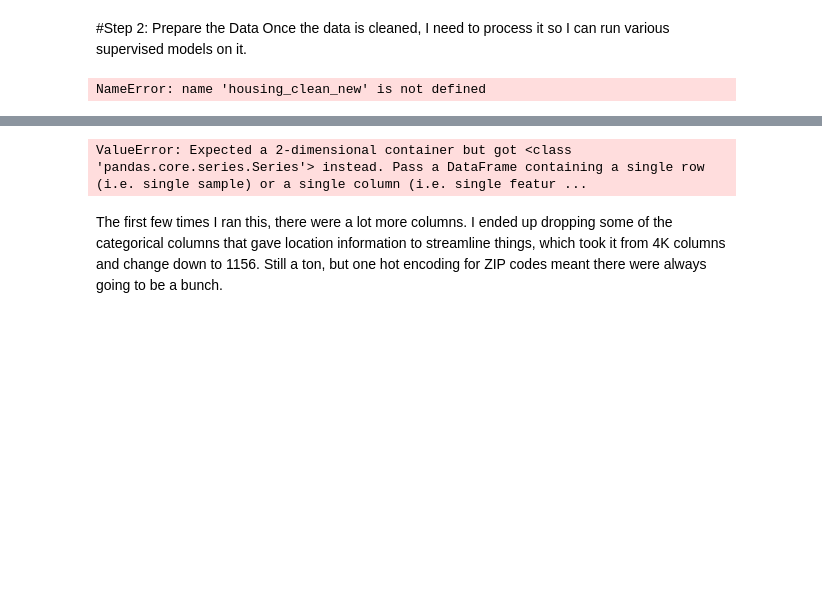
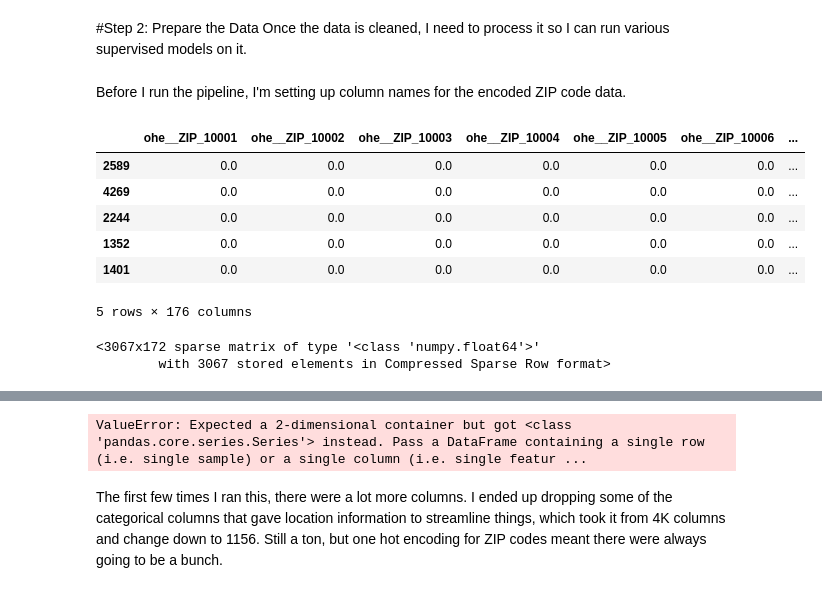
Before and after one commit to coughlinjennie/data71200, a Jupyter notebook: projects/DATA71200_Project2_Coughlin.ipynb, the cells around one changed output, grey strips where cells are left out. Drawn from its saved outputs; the diff is of its cells as text; code cells hidden in the pictures; blank space fills up the shorter version.

```diff
--- a/projects/DATA71200_Project2_Coughlin.ipynb
+++ b/projects/DATA71200_Project2_Coughlin.ipynb
@@ -175,4 +172,2 @@ hot_housing = pd.DataFrame(one_hot_array, columns = encoder.get_feature_names_ou
-# %%
-housing_clean.info()
-# %% [output]
-NameError: name 'housing_clean_new' is not defined
+# %% [markdown]
+Before I run the pipeline, I'm setting up column names for the encoded ZIP code data.
@@ -178,0 +199,33 @@ NameError: name 'housing_clean_new' is not defined
+# %%
+
+encoder = OneHotEncoder(sparse_output=False, handle_unknown="ignore")
+
+ohe = ColumnTransformer(
+    transformers = [("ohe", encoder, ["ZIP"]),],
+    remainder = "passthrough",
+)
+ohe.set_output(transform="pandas")
+
+ohe.fit(housing_clean)
+h_enc_train = ohe.transform(housing_clean)
+h_enc_test = ohe.transform(housing_test)
+h_enc_train.head()
+# %% [output]
+|  | ohe__ZIP_10001 | ohe__ZIP_10002 | ohe__ZIP_10003 | ohe__ZIP_10004 | ohe__ZIP_10005 | ohe__ZIP_10006 | ... |
+| 2589 | 0.0 | 0.0 | 0.0 | 0.0 | 0.0 | 0.0 | ... |
+| 4269 | 0.0 | 0.0 | 0.0 | 0.0 | 0.0 | 0.0 | ... |
+| 2244 | 0.0 | 0.0 | 0.0 | 0.0 | 0.0 | 0.0 | ... |
+| 1352 | 0.0 | 0.0 | 0.0 | 0.0 | 0.0 | 0.0 | ... |
+| 1401 | 0.0 | 0.0 | 0.0 | 0.0 | 0.0 | 0.0 | ... |
+5 rows × 176 columns
+# %%
+from sklearn.preprocessing import OneHotEncoder
+from sklearn.compose import make_column_transformer
+
+housing_zip = housing_clean["ZIP"].values.reshape(-1,1)
+cat_encoder = OneHotEncoder()
+housing_zip_1hot = cat_encoder.fit_transform(housing_zip)
+housing_zip_1hot
+# %% [output]
+<3067x172 sparse matrix of type '<class 'numpy.float64'>'
+        with 3067 stored elements in Compressed Sparse Row format>
```
Also changed, not shown: parts of 9 cells of this notebook.
